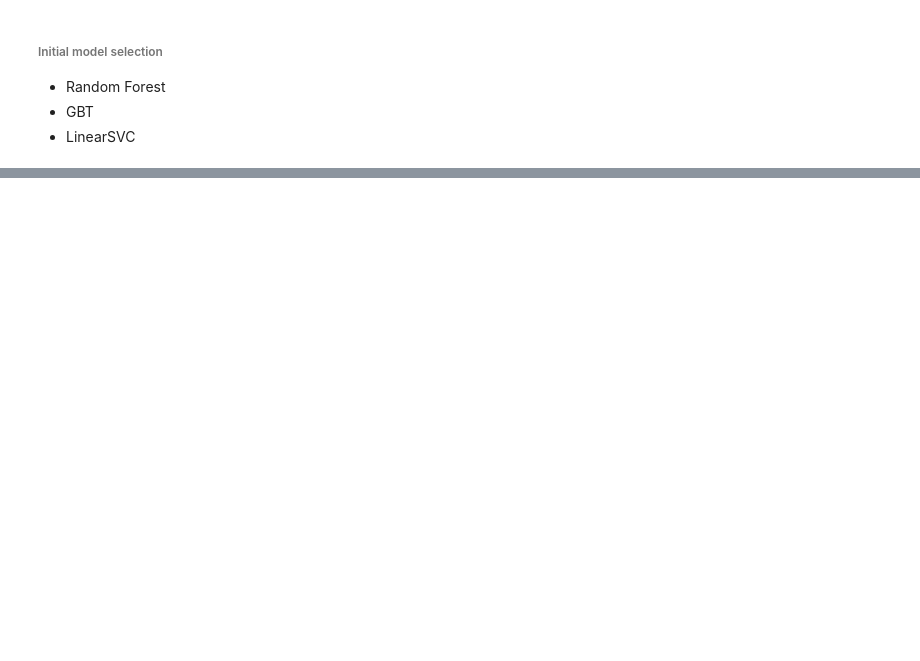
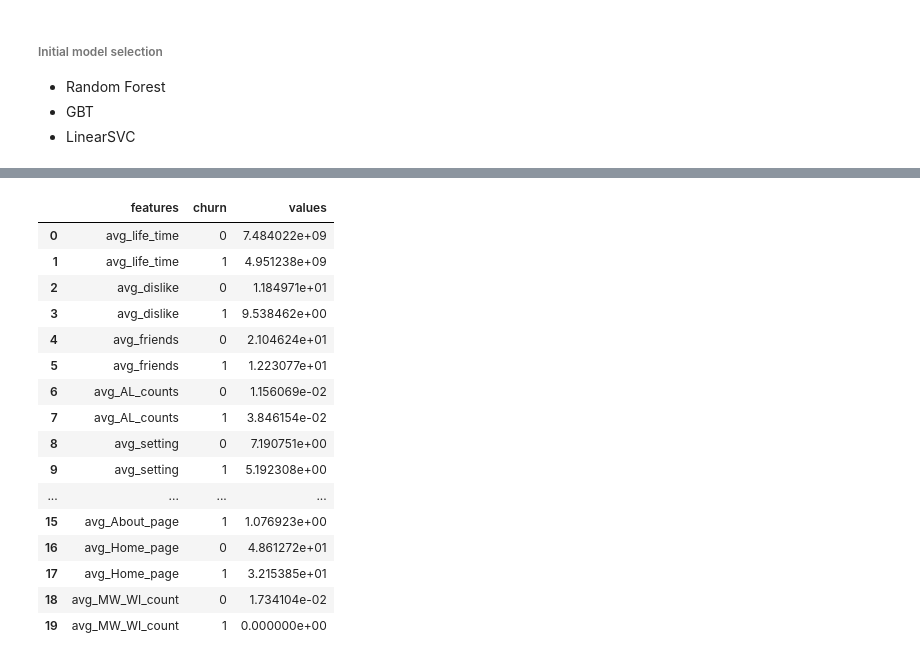
Before and after one commit to victorlifan/Sparkify--Pyspark-Big-Data-Project, a Jupyter notebook: Sparkify.ipynb, the cells around one changed output, grey strips where cells are left out. Saved outputs shown, nothing was run; the diff lists cells and outputs as text; code cells hidden in the pictures; blank space fills up the shorter version.

```diff
--- a/Sparkify.ipynb
+++ b/Sparkify.ipynb
@@ -914,0 +1036,20 @@ Clean up your code, adding comments and renaming variables to make the code easi
+# %%
+fs_df
+# %% [output]
+|  | features | churn | values |
+| 0 | avg_life_time | 0 | 7.484022e+09 |
+| 1 | avg_life_time | 1 | 4.951238e+09 |
+| 2 | avg_dislike | 0 | 1.184971e+01 |
+| 3 | avg_dislike | 1 | 9.538462e+00 |
+| 4 | avg_friends | 0 | 2.104624e+01 |
+| 5 | avg_friends | 1 | 1.223077e+01 |
+| 6 | avg_AL_counts | 0 | 1.156069e-02 |
+| 7 | avg_AL_counts | 1 | 3.846154e-02 |
+| 8 | avg_setting | 0 | 7.190751e+00 |
+| 9 | avg_setting | 1 | 5.192308e+00 |
+| ... | ... | ... | ... |
+| 15 | avg_About_page | 1 | 1.076923e+00 |
+| 16 | avg_Home_page | 0 | 4.861272e+01 |
+| 17 | avg_Home_page | 1 | 3.215385e+01 |
+| 18 | avg_MW_WI_count | 0 | 1.734104e-02 |
+| 19 | avg_MW_WI_count | 1 | 0.000000e+00 |
```
Also changed, not shown: parts of 27 cells of this notebook.
